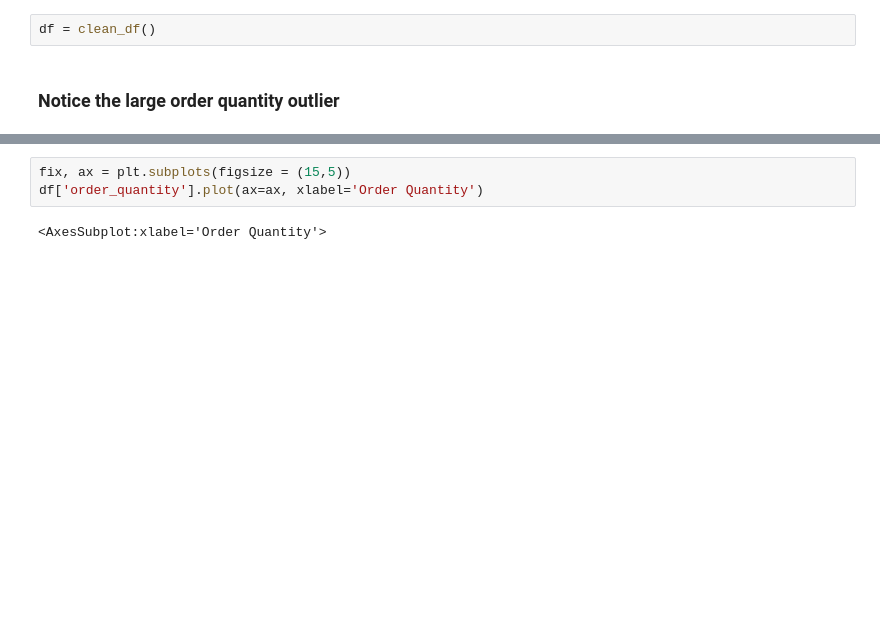
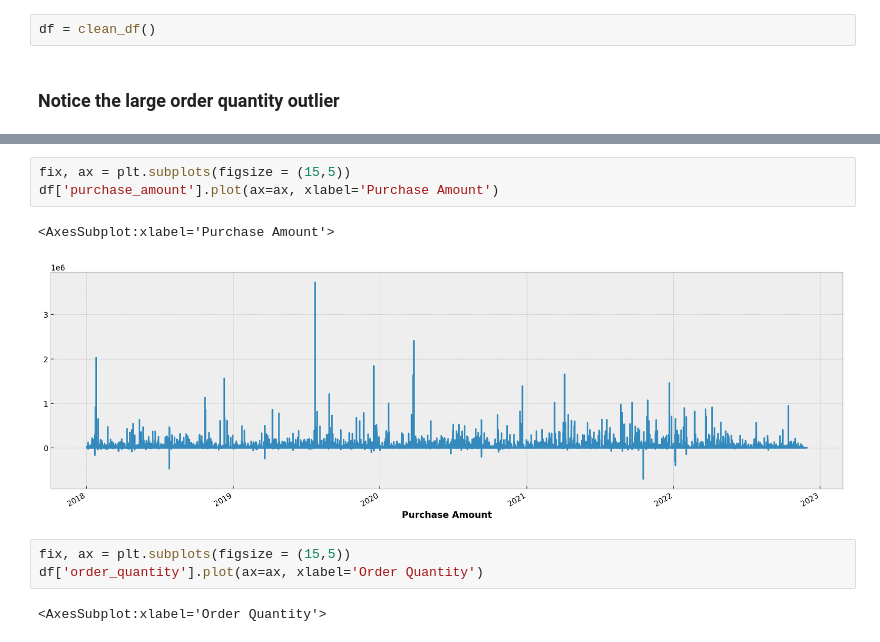
Before and after one commit to The-Real-MVPs/cisco-time-series-analysis, a Jupyter notebook: rosenberger/rosenberger-questions.ipynb, the cells around one changed output, grey strips where cells are left out. Saved outputs shown, nothing was run; the diff lists cells and outputs as text; blank space fills up the shorter version.

```diff
--- a/rosenberger/rosenberger-questions.ipynb
+++ b/rosenberger/rosenberger-questions.ipynb
@@ -77,3 +98,9 @@ df = clean_df()
+# %%
+fix, ax = plt.subplots(figsize = (15,5))
+df['purchase_amount'].plot(ax=ax, xlabel='Purchase Amount')
+# %% [output]
+<AxesSubplot:xlabel='Purchase Amount'>
+[figure, added]
 # %%
 fix, ax = plt.subplots(figsize = (15,5))
 df['order_quantity'].plot(ax=ax, xlabel='Order Quantity')
```
Also changed, not shown: parts of 15 cells of this notebook, 1 other file.
